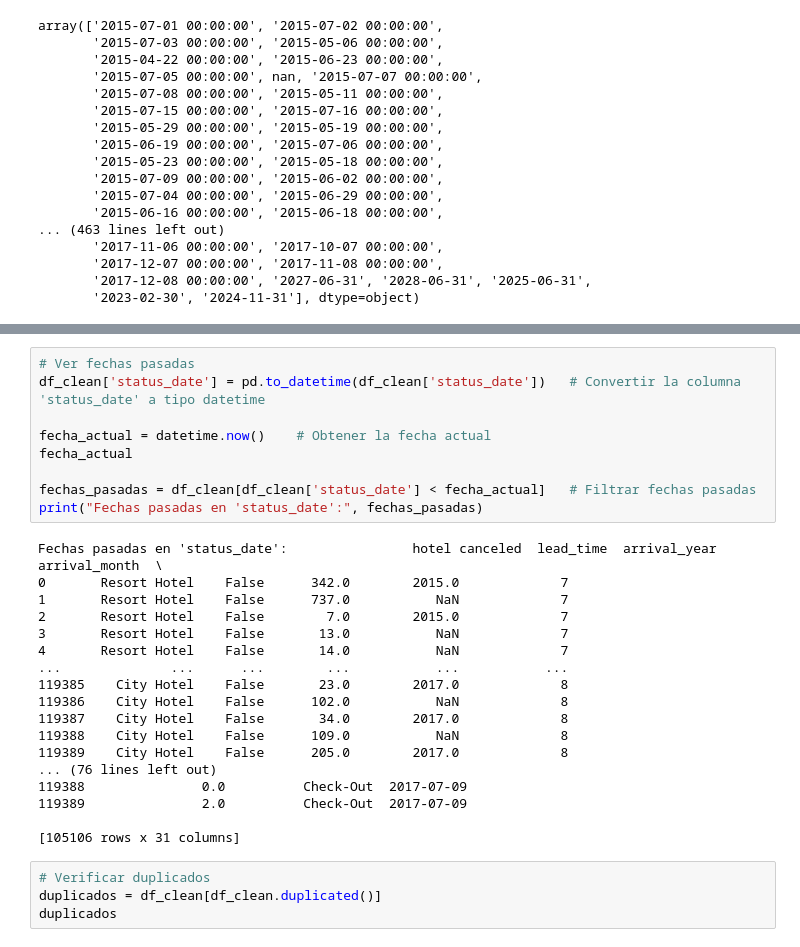
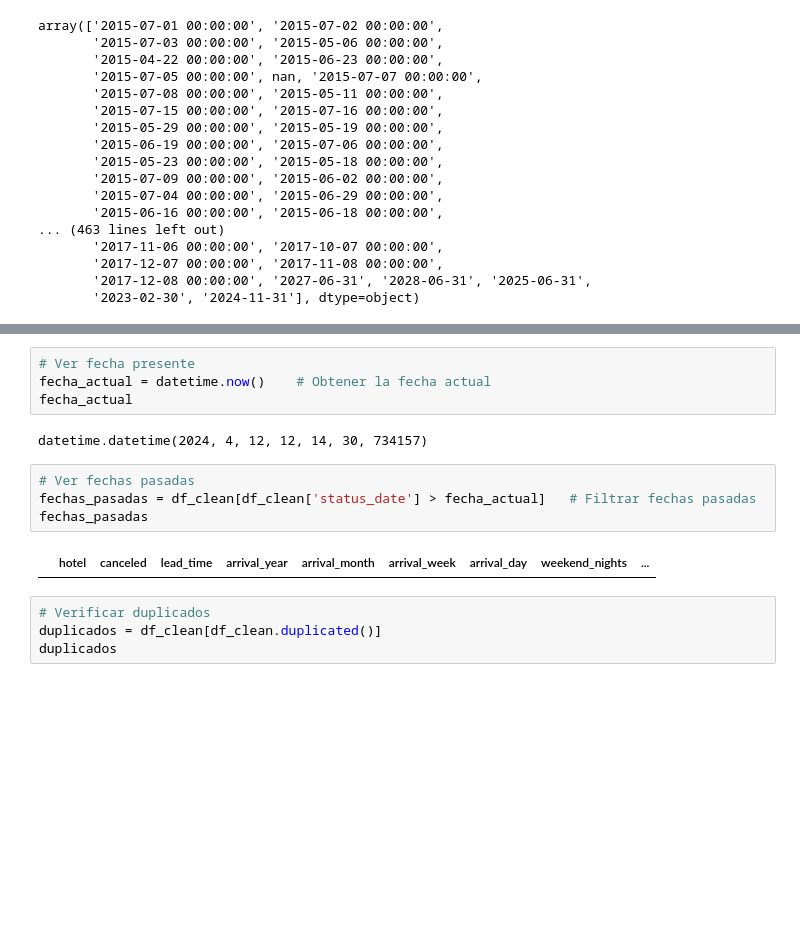
Before and after one commit to BSReguera/project-da-promo-G-module-4-team-3, a Jupyter notebook: notebooks/analisis_inicial.ipynb, the cells around one changed output, grey strips where cells are left out. Cells and saved outputs as stored; diff of their text form; blank space fills up the shorter version.

```diff
--- a/notebooks/analisis_inicial.ipynb
+++ b/notebooks/analisis_inicial.ipynb
@@ -322,30 +318,15 @@ ParserError: day is out of range for month: 2030-02-30
+# %%
+# Ver fecha presente
+fecha_actual = datetime.now()    # Obtener la fecha actual
+fecha_actual
+# %% [output]
+datetime.datetime(2024, 4, 12, 12, 14, 30, 734157)
 # %%
 # Ver fechas pasadas
-df_clean['status_date'] = pd.to_datetime(df_clean['status_date'])   # Convertir la columna 'status_date' a tipo datetime
-
-fecha_actual = datetime.now()    # Obtener la fecha actual
-fecha_actual
-
-fechas_pasadas = df_clean[df_clean['status_date'] < fecha_actual]   # Filtrar fechas pasadas
-print("Fechas pasadas en 'status_date':", fechas_pasadas)
+fechas_pasadas = df_clean[df_clean['status_date'] > fecha_actual]   # Filtrar fechas pasadas
+fechas_pasadas
 # %% [output]
-Fechas pasadas en 'status_date':                hotel canceled  lead_time  arrival_year arrival_month  \
-0       Resort Hotel    False      342.0        2015.0             7
-1       Resort Hotel    False      737.0           NaN             7
-2       Resort Hotel    False        7.0        2015.0             7
-3       Resort Hotel    False       13.0           NaN             7
-4       Resort Hotel    False       14.0           NaN             7
-...              ...      ...        ...           ...           ...
-119385    City Hotel    False       23.0        2017.0             8
-119386    City Hotel    False      102.0           NaN             8
-119387    City Hotel    False       34.0        2017.0             8
-119388    City Hotel    False      109.0           NaN             8
-119389    City Hotel    False      205.0        2017.0             8
-... (76 lines left out)
-119388               0.0          Check-Out  2017-07-09
-119389               2.0          Check-Out  2017-07-09
-
-[105106 rows x 31 columns]
+|  | hotel | canceled | lead_time | arrival_year | arrival_month | arrival_week | arrival_day | weekend_nights | ... |
 # %%
 # Verificar duplicados
 duplicados = df_clean[df_clean.duplicated()]
```
Also changed, not shown: parts of 14 cells of this notebook, 2 other files.
